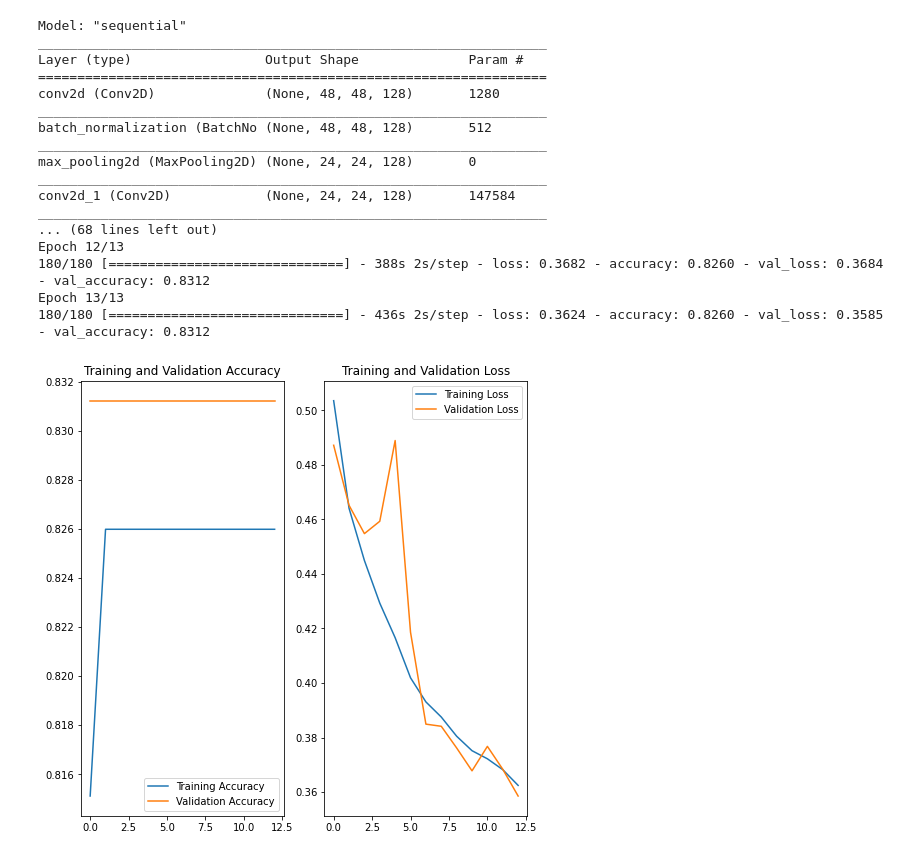
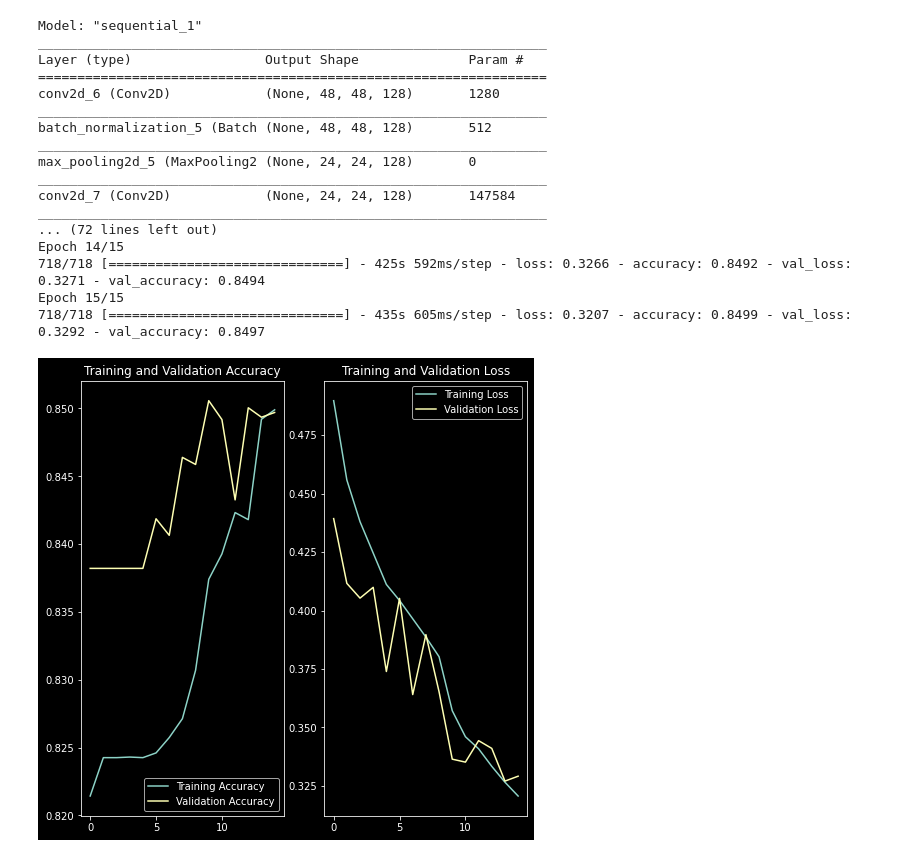
Before and after one commit to domeposty/projekt, a Jupyter notebook: BuildingDataset.ipynb, the cells around one changed output. Drawn from its saved outputs; the diff is of its cells as text; code cells hidden in the pictures.

```diff
--- a/BuildingDataset.ipynb
+++ b/BuildingDataset.ipynb
@@ -11,8 +12,8 @@ y=pickle.load(open("y.pickle", "rb"))
 # %%
 num_features = 32
 num_labels = 2
-batch_size = 128
-epochs = 13
+batch_size = 32
+epochs = 15
 width, height = 50, 50
 # %%
 model = tf.keras.models.Sequential()
@@ -62,44 +63,46 @@ history=model.fit(X, y,
           callbacks=[reduce_lr]
           )
 # %% [output]
-Model: "sequential"
+Model: "sequential_1"
 _________________________________________________________________
 Layer (type)                 Output Shape              Param #
 =================================================================
-conv2d (Conv2D)              (None, 48, 48, 128)       1280
+conv2d_6 (Conv2D)            (None, 48, 48, 128)       1280
 _________________________________________________________________
-batch_normalization (BatchNo (None, 48, 48, 128)       512
+batch_normalization_5 (Batch (None, 48, 48, 128)       512
 _________________________________________________________________
-max_pooling2d (MaxPooling2D) (None, 24, 24, 128)       0
+max_pooling2d_5 (MaxPooling2 (None, 24, 24, 128)       0
 _________________________________________________________________
-conv2d_1 (Conv2D)            (None, 24, 24, 128)       147584
+conv2d_7 (Conv2D)            (None, 24, 24, 128)       147584
 _________________________________________________________________
-... (68 lines left out)
-Epoch 12/13
-180/180 [==============================] - 388s 2s/step - loss: 0.3682 - accuracy: 0.8260 - val_loss: 0.3684 - val_accuracy: 0.8312
-Epoch 13/13
-180/180 [==============================] - 436s 2s/step - loss: 0.3624 - accuracy: 0.8260 - val_loss: 0.3585 - val_accuracy: 0.8312
+... (72 lines left out)
+Epoch 14/15
+718/718 [==============================] - 425s 592ms/step - loss: 0.3266 - accuracy: 0.8492 - val_loss: 0.3271 - val_accuracy: 0.8494
+Epoch 15/15
+718/718 [==============================] - 435s 605ms/step - loss: 0.3207 - accuracy: 0.8499 - val_loss: 0.3292 - val_accuracy: 0.8497
 # %%
+plt.style.use('dark_background')
+
 acc = history.history['accuracy']
 val_acc = history.history['val_accuracy']
 
 loss = history.history['loss']
 val_loss = history.history['val_loss']
 
 epochs_range = range(epochs)
 
 plt.figure(figsize=(8, 8))
 plt.subplot(1, 2, 1)
 plt.plot(epochs_range, acc, label='Training Accuracy')
 plt.plot(epochs_range, val_acc, label='Validation Accuracy')
 plt.legend(loc='lower right')
 plt.title('Training and Validation Accuracy')
 
 plt.subplot(1, 2, 2)
 plt.plot(epochs_range, loss, label='Training Loss')
 plt.plot(epochs_range, val_loss, label='Validation Loss')
 plt.legend(loc='upper right')
 plt.title('Training and Validation Loss')
 plt.show()
 # %% [output]
-[figure, old version]
+[figure, new version]
```
Also changed, not shown: parts of 4 cells of this notebook, 9 other files.
